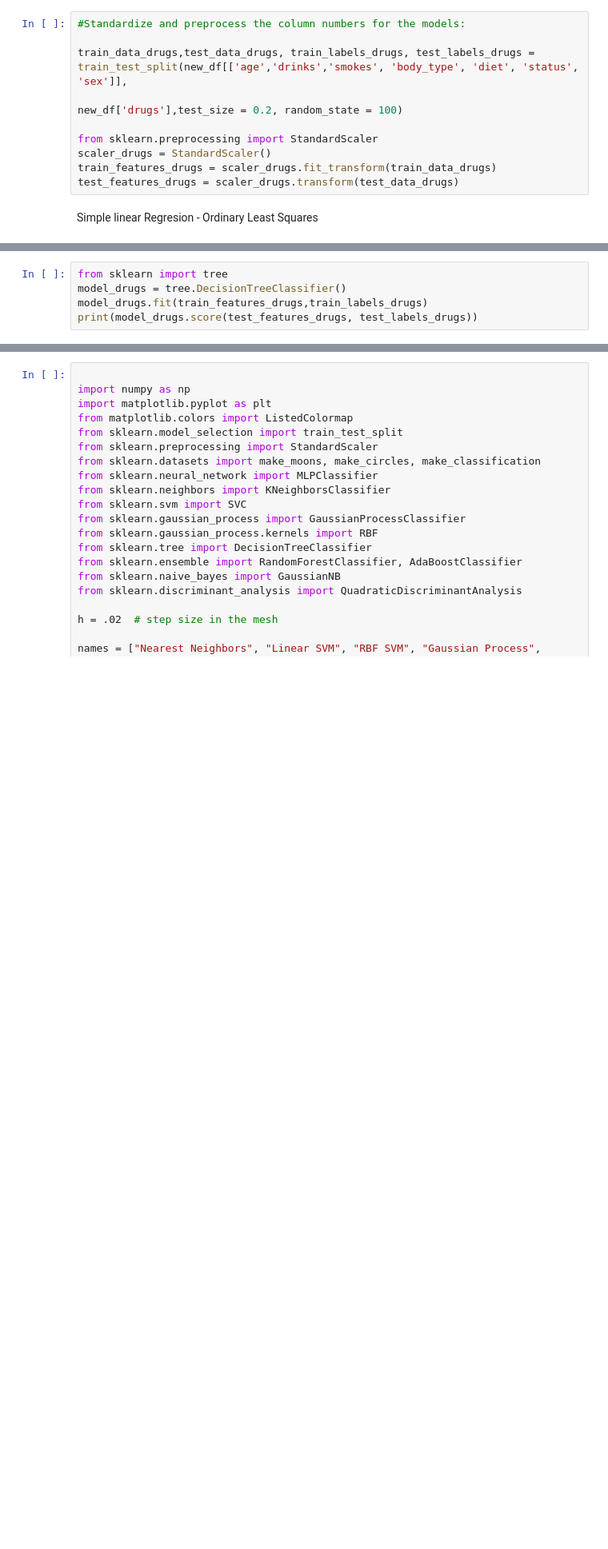
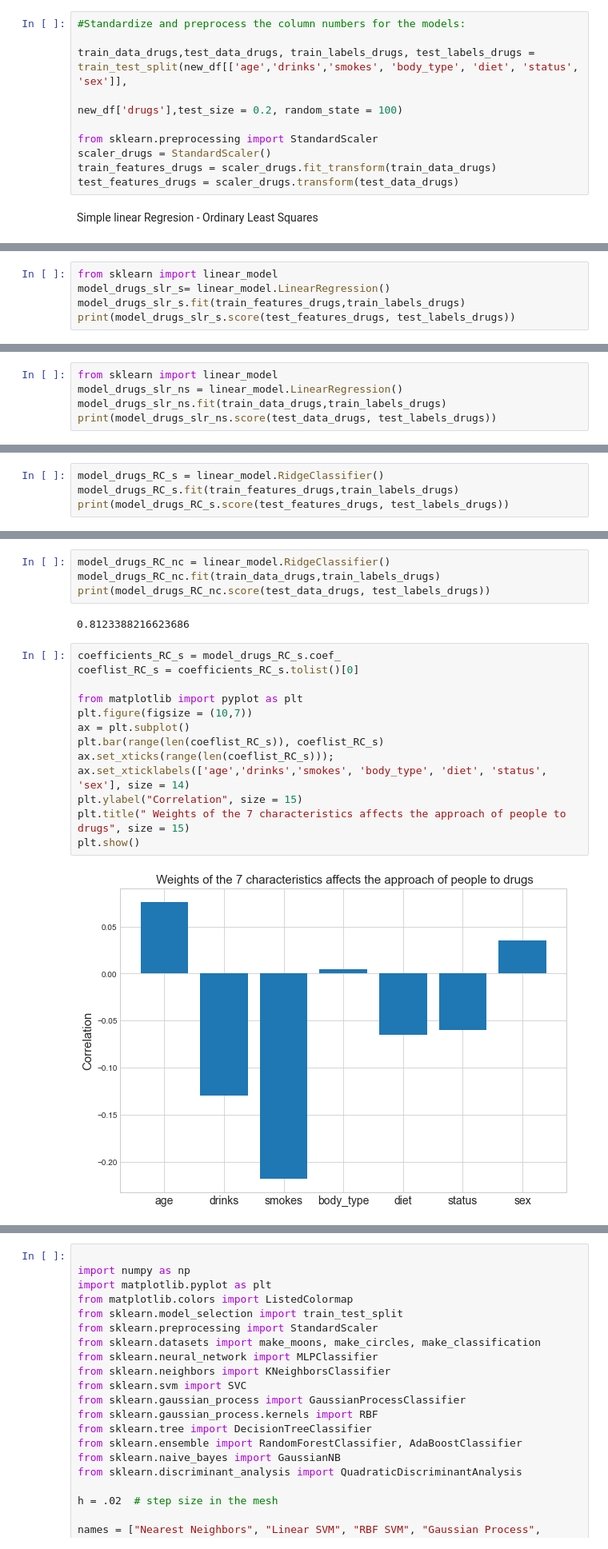
Before and after one commit to 4tolon/Date_a_Scientist, a Jupyter notebook: date-a-scientist.ipynb, the cells around one changed output, grey strips where cells are left out. Shown at 80% size. Drawn from its saved outputs; the diff is of its cells as text; blank space fills up the shorter version.

```diff
--- a/date-a-scientist.ipynb
+++ b/date-a-scientist.ipynb
@@ -692,5 +574,0 @@ print(model_drugs.score(test_features_drugs, test_labels_drugs))
-# %%
-from sklearn import tree
-model_drugs = tree.DecisionTreeClassifier()
-model_drugs.fit(train_features_drugs,train_labels_drugs)
-print(model_drugs.score(test_features_drugs, test_labels_drugs))
@@ -698,0 +577,5 @@ print(model_drugs.score(test_features_drugs, test_labels_drugs))
+# %%
+from sklearn import linear_model
+model_drugs_slr_s= linear_model.LinearRegression()
+model_drugs_slr_s.fit(train_features_drugs,train_labels_drugs)
+print(model_drugs_slr_s.score(test_features_drugs, test_labels_drugs))
@@ -698,0 +586,5 @@ print(model_drugs.score(test_features_drugs, test_labels_drugs))
+# %%
+from sklearn import linear_model
+model_drugs_slr_ns = linear_model.LinearRegression()
+model_drugs_slr_ns.fit(train_data_drugs,train_labels_drugs)
+print(model_drugs_slr_ns.score(test_data_drugs, test_labels_drugs))
@@ -698,0 +601,4 @@ print(model_drugs.score(test_features_drugs, test_labels_drugs))
+# %%
+model_drugs_RC_s = linear_model.RidgeClassifier()
+model_drugs_RC_s.fit(train_features_drugs,train_labels_drugs)
+print(model_drugs_RC_s.score(test_features_drugs, test_labels_drugs))
@@ -698,0 +607,21 @@ print(model_drugs.score(test_features_drugs, test_labels_drugs))
+# %%
+model_drugs_RC_nc = linear_model.RidgeClassifier()
+model_drugs_RC_nc.fit(train_data_drugs,train_labels_drugs)
+print(model_drugs_RC_nc.score(test_data_drugs, test_labels_drugs))
+# %% [output]
+0.8123388216623686
+# %%
+coefficients_RC_s = model_drugs_RC_s.coef_
+coeflist_RC_s = coefficients_RC_s.tolist()[0]
+
+from matplotlib import pyplot as plt
+plt.figure(figsize = (10,7))
+ax = plt.subplot()
+plt.bar(range(len(coeflist_RC_s)), coeflist_RC_s)
+ax.set_xticks(range(len(coeflist_RC_s)));
+ax.set_xticklabels(['age','drinks','smokes', 'body_type', 'diet', 'status', 'sex'], size = 14)
+plt.ylabel("Correlation", size = 15)
+plt.title(" Weights of the 7 characteristics affects the approach of people to drugs", size = 15)
+plt.show()
+# %% [output]
+[figure, added]
```
Also changed, not shown: parts of 103 cells of this notebook.
